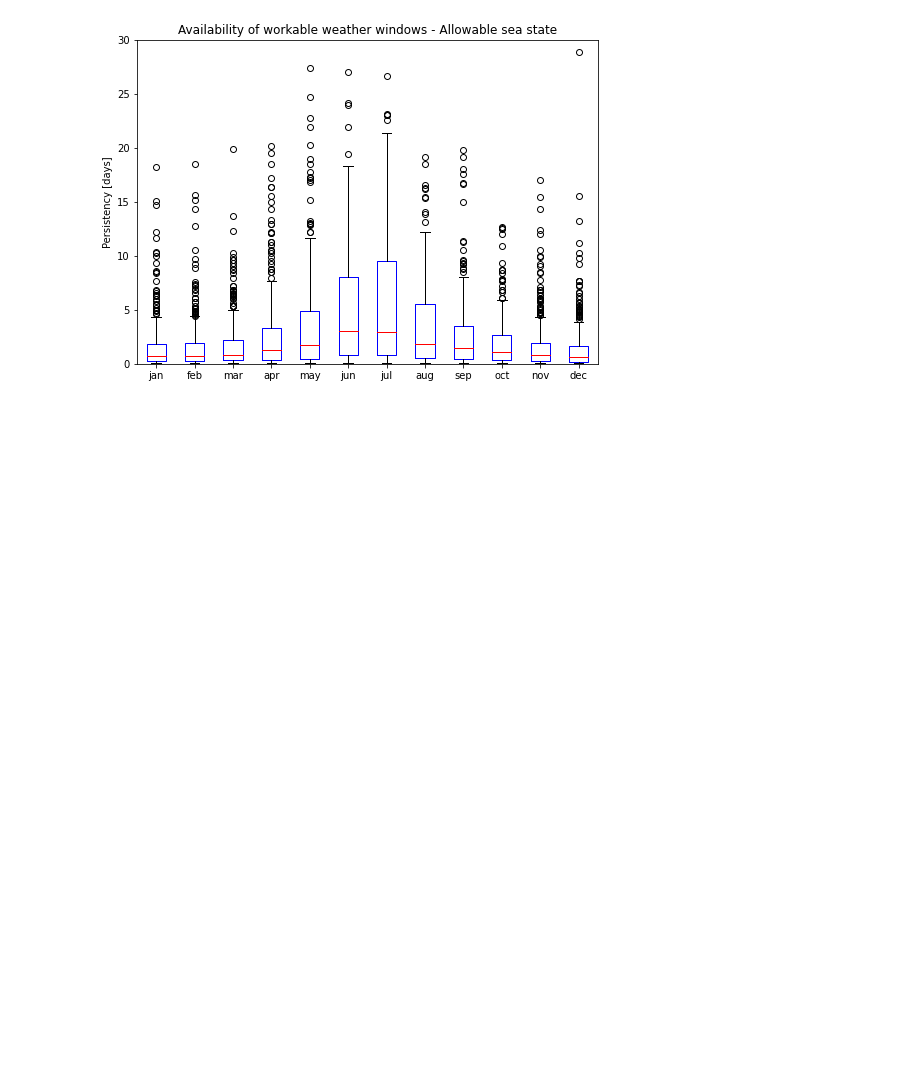
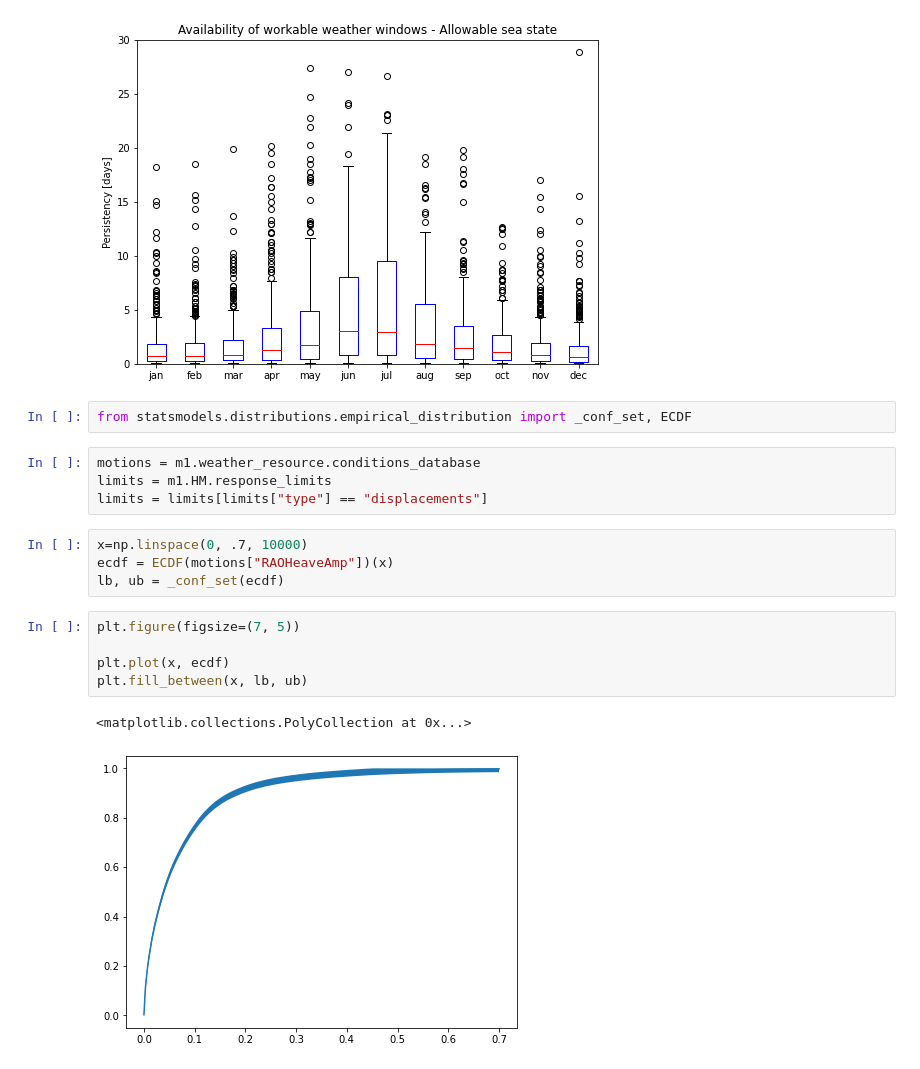
Before and after one commit to thijsreedijk/OpenCLSim, a Jupyter notebook: models/03-HKZ-model.ipynb, the cells around one changed output. Drawn from its saved outputs; the diff is of its cells as text; blank space fills up the shorter version.

```diff
--- a/models/03-HKZ-model.ipynb
+++ b/models/03-HKZ-model.ipynb
@@ -228,3 +229,21 @@ ax.set_xlabel("")
 # %% [output]
 Text(0.5, 0, '')
 [figure]
+# %%
+from statsmodels.distributions.empirical_distribution import _conf_set, ECDF
+# %%
+motions = m1.weather_resource.conditions_database
+limits = m1.HM.response_limits
+limits = limits[limits["type"] == "displacements"]
+# %%
+x=np.linspace(0, .7, 10000)
+ecdf = ECDF(motions["RAOHeaveAmp"])(x)
+lb, ub = _conf_set(ecdf)
+# %%
+plt.figure(figsize=(7, 5))
+
+plt.plot(x, ecdf)
+plt.fill_between(x, lb, ub)
+# %% [output]
+<matplotlib.collections.PolyCollection at 0x...>
+[figure, added]
```
Also changed, not shown: parts of 4 cells of this notebook, 3 other files.
